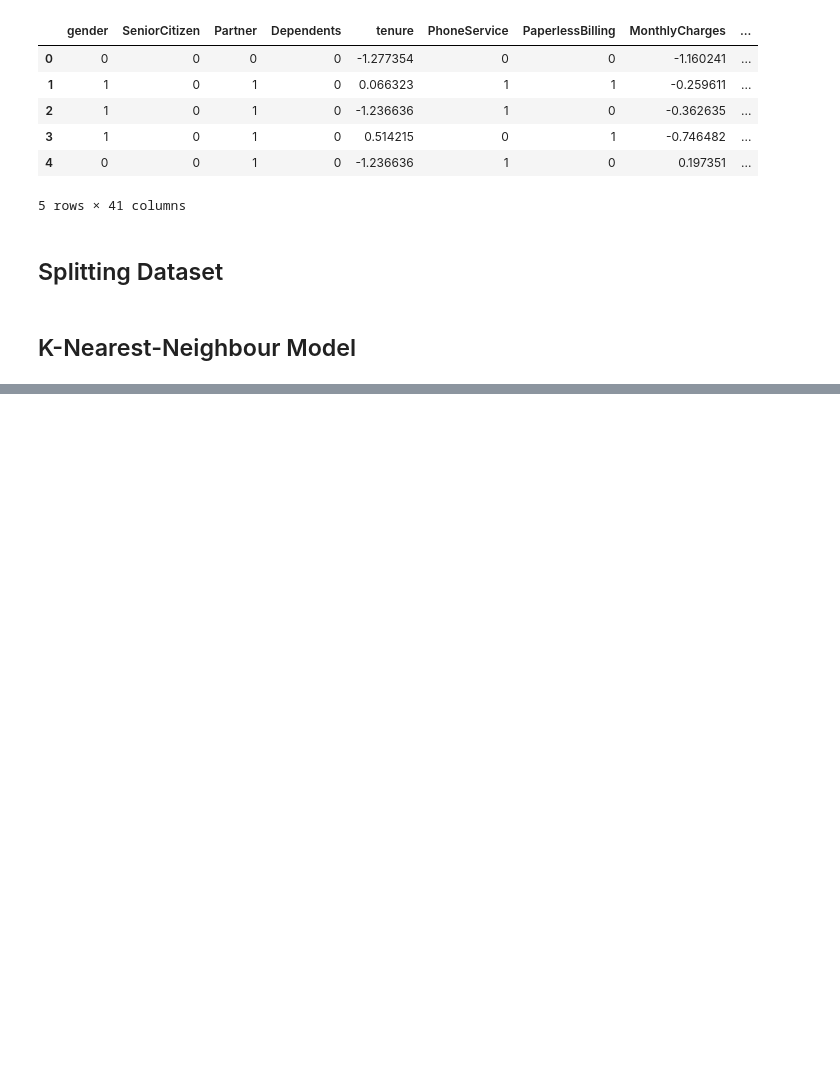
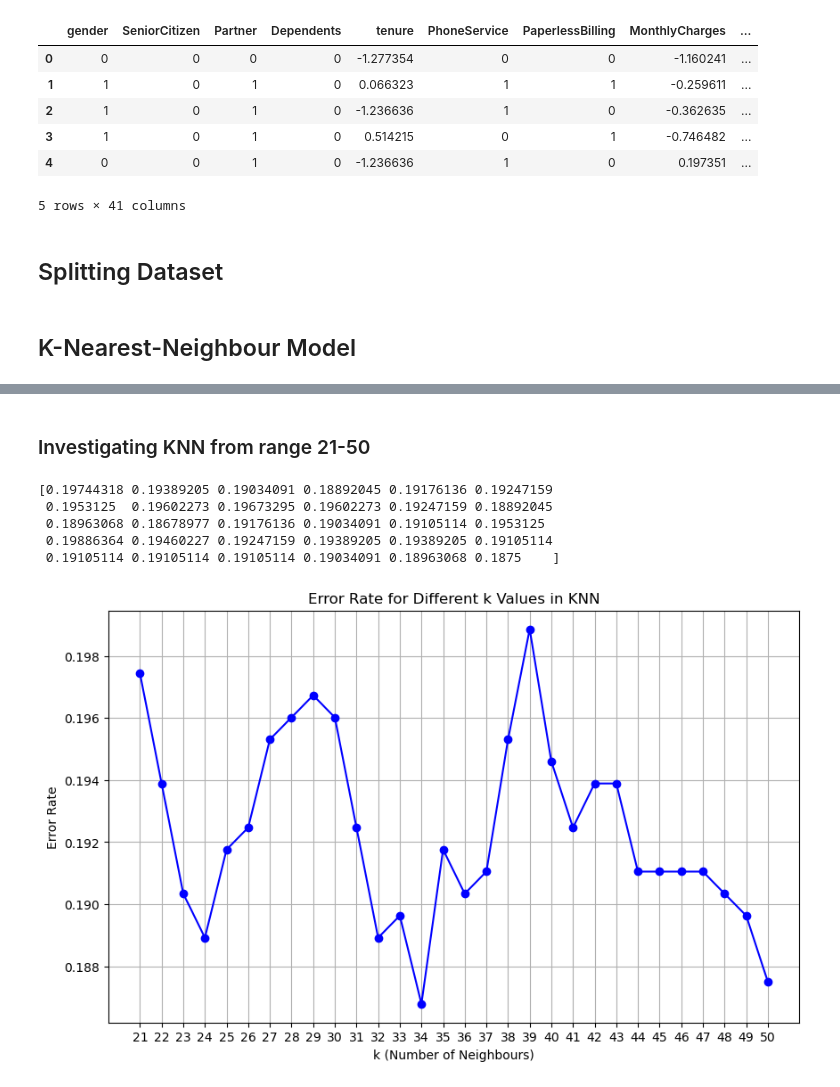
Before and after one commit to asaid03/churn-prediction, a Jupyter notebook: churn_prediction_modeling.ipynb, the cells around one changed output, grey strips where cells are left out. Saved outputs shown, nothing was run; the diff lists cells and outputs as text; code cells hidden in the pictures; blank space fills up the shorter version.

```diff
--- a/churn_prediction_modeling.ipynb
+++ b/churn_prediction_modeling.ipynb
@@ -361,0 +390,29 @@ Best k: 20 with error rate: 0.19034090909090906
+# %% [markdown]
+### Investigating KNN from range 21-50
+# %%
+# Path to load or save error rates for k=21 to k=50
+k_range_error_rates_path = os.path.join(checkpoint_dir, "knn_error_rates_k21_to_k50.pkl")
+
+# Check if error rates for k=21 to k=50 have already been saved
+if os.path.exists(k_range_error_rates_path):
+    # Load previously computed error rates
+    with open(k_range_error_rates_path, "rb") as file:
+        knn_error_rates_k21_to_k50 = pickle.load(file)
+else:
+    # Calculate error rates for k values from 21 to 50
+    knn_error_rates_k21_to_k50 = find_best_k(X_train, y_train, X_test, y_test, max_k=50)[20:]
+
+    # Save computed error rates
+    with open(k_range_error_rates_path, "wb") as file:
+        pickle.dump(knn_error_rates_k21_to_k50, file)
+
+print(knn_error_rates_k21_to_k50)
+
+plot_error_rates(knn_error_rates_k21_to_k50,21)
+# %% [output]
+[0.19744318 0.19389205 0.19034091 0.18892045 0.19176136 0.19247159
+ 0.1953125  0.19602273 0.19673295 0.19602273 0.19247159 0.18892045
+ 0.18963068 0.18678977 0.19176136 0.19034091 0.19105114 0.1953125
+ 0.19886364 0.19460227 0.19247159 0.19389205 0.19389205 0.19105114
+ 0.19105114 0.19105114 0.19105114 0.19034091 0.18963068 0.1875    ]
+[figure, added]
```
Also changed, not shown: parts of 15 cells of this notebook, 2 other files.
